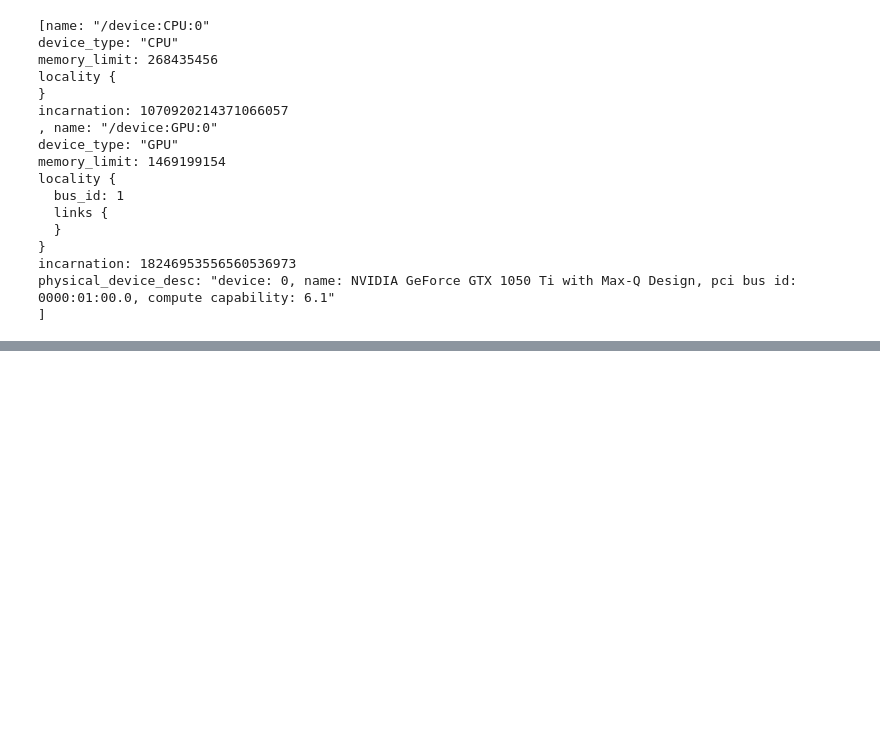
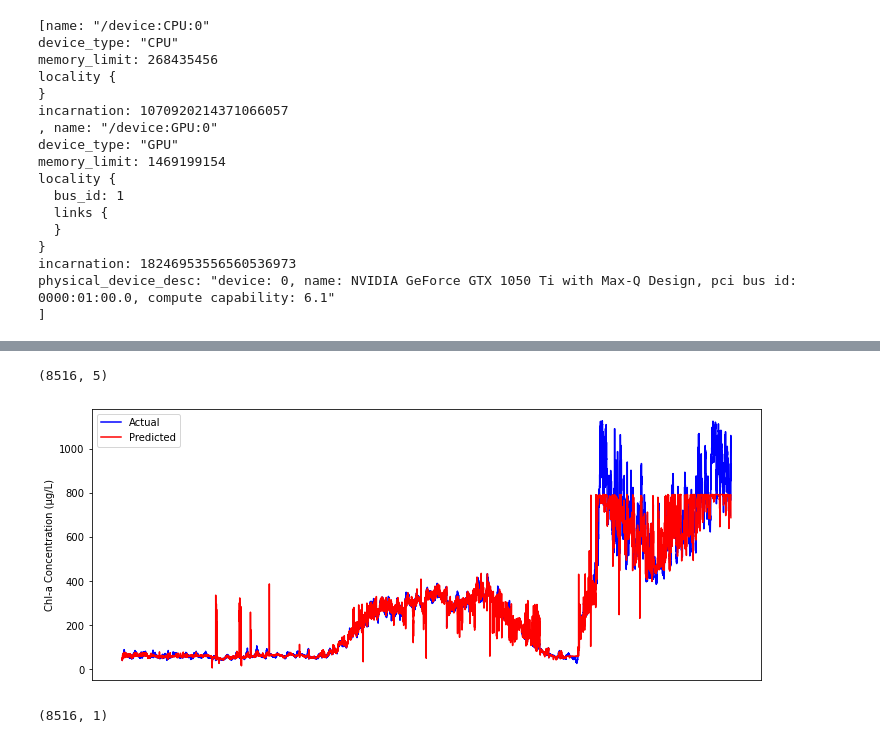
Before and after one commit to pollockDeVis/Chlorophyll-a-Soft-Sensor-for-Malaysia, a Jupyter notebook: 21_10_28_MLs/lstm_2_wq.ipynb, the cells around one changed output, grey strips where cells are left out. Cells and saved outputs as stored; diff of their text form; code cells hidden in the pictures; blank space fills up the shorter version.

```diff
--- a/21_10_28_MLs/lstm_2_wq.ipynb
+++ b/21_10_28_MLs/lstm_2_wq.ipynb
@@ -76,0 +97,7 @@ plt.show()
+# %%
+#Preparing Input & Output Features
+input_features = dataset[:]
+target_labels = input_features.pop('chl-a')
+print(input_features.shape)
+print(target_labels.shape)
+target_labels.head()
@@ -76,0 +114,29 @@ plt.show()
+# %%
+#Scaling Inputs
+input_values = input_features.values
+scaler = MinMaxScaler(feature_range=(-1,1))
+scaled_input_features = scaler.fit_transform(input_values)
+print(scaled_input_features.shape)
+# %% [output]
+(8516, 5)
+# %%
+#Adding MLP prediction for whole dataset
+model = keras.models.load_model('mlp_whole_dataset')
+
+y_pred_mlp = pd.DataFrame(model.predict(scaled_input_features))
+y_actual = pd.DataFrame(target_labels)
+
+plt.figure(figsize=(12,5))
+
+plt.ylabel('Chl-a Concentration (µg/L)')
+
+plt.plot(y_actual, color='blue', label = 'Actual')
+plt.plot(y_pred_mlp, color='red', label = 'Predicted')
+ax = plt.gca()
+ax.axes.xaxis.set_visible(False)
+plt.legend()
+plt.show()
+print(y_pred_mlp.shape)
+# %% [output]
+[figure, added]
+(8516, 1)
```
Also changed, not shown: parts of 21 cells of this notebook, 1 other file.
